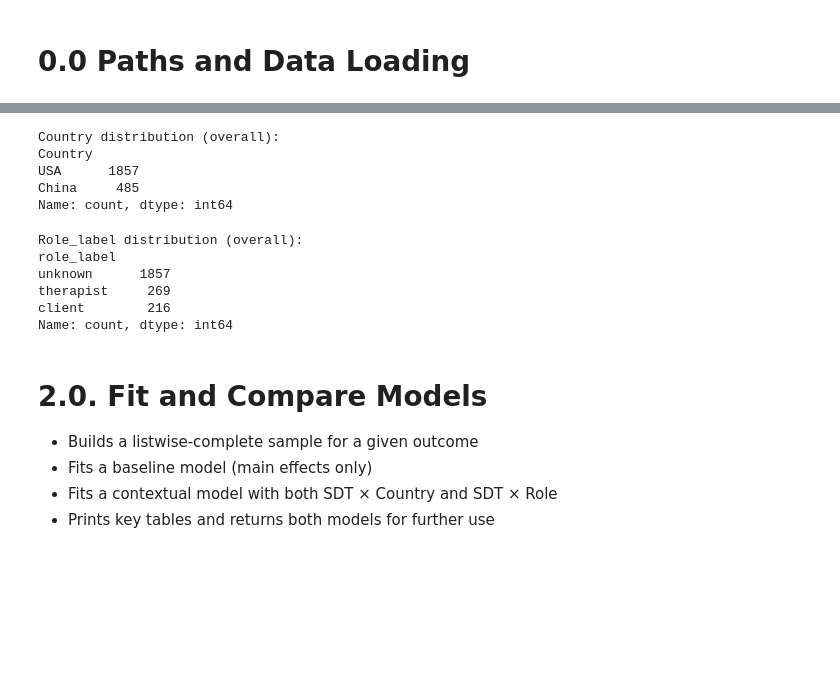
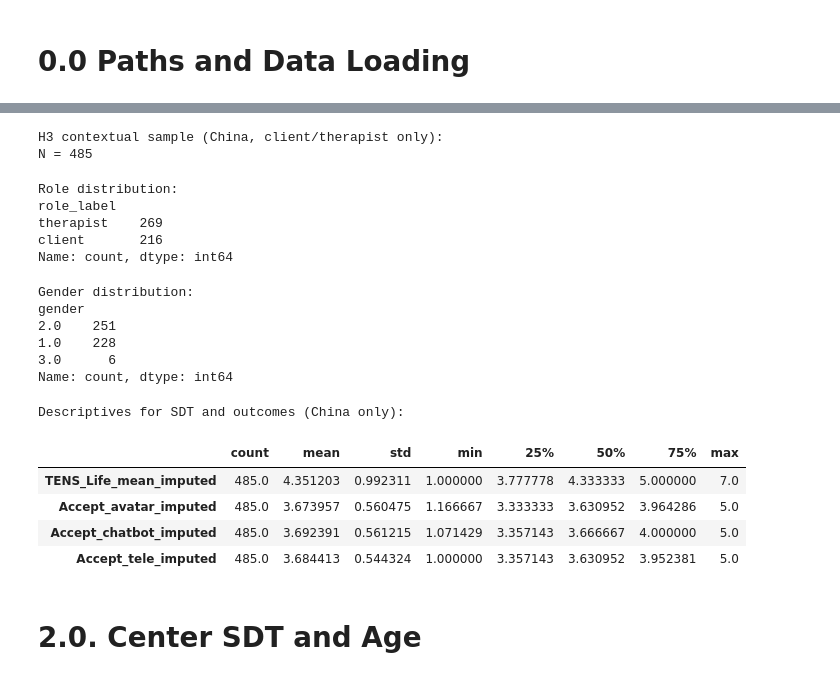
Before and after one commit to ZhaoJackson/AI_Attitude_Psychotherapy, a Jupyter notebook: H3_Cross_Cultural_Moderation.ipynb, the cells around one changed output, grey strips where cells are left out. Cells and saved outputs as stored; diff of their text form; code cells hidden in the pictures; blank space fills up the shorter version.

```diff
--- a/H3_Cross_Cultural_Moderation.ipynb
+++ b/H3_Cross_Cultural_Moderation.ipynb
@@ -25,6 +19,7 @@ from __future__ import annotations
 
 import warnings
 from pathlib import Path
+from typing import Dict, List
 
 import numpy as np
 import pandas as pd
@@ -37,7 +32,7 @@ import statsmodels.formula.api as smf
 from statsmodels.stats.anova import anova_lm
 from statsmodels.stats.outliers_influence import variance_inflation_factor
 
-warnings.filterwarnings("ignore")
+warnings.filterwarnings("ignore", category=FutureWarning)
 
 sns.set(style="whitegrid")
 plt.rcParams["figure.figsize"] = (8, 5)
@@ -46,9 +41,8 @@ plt.rcParams["axes.labelsize"] = 12
 plt.rcParams["font.size"] = 11
 
 PROJECT_ROOT = Path.cwd().resolve()
-DATA_DIR = PROJECT_ROOT / "data" / "merged"
-MERGED_PATH = DATA_DIR / "merged.csv"
+DATA_DIR = PROJECT_ROOT / "data"
+OUTPUT_DIR = DATA_DIR / "output"
+PROCESSED_PATH = OUTPUT_DIR / "processed.csv"
 
-merged = pd.read_csv(MERGED_PATH)
-print("Raw merged shape:", merged.shape)
-merged.head()
+processed = pd.read_csv(PROCESSED_PATH)
@@ -94,26 +76,44 @@ Centered variables created: ['TENS_Life_mean_c', 'age_c']
 # %%
-# inspect distributions of Country and role_label in the usable sample
-print("Country distribution (overall):")
-print(context_df["Country"].value_counts(dropna=False))
+print("H3 contextual sample (China, client/therapist only):")
+print("N =", len(context_df))
 # %% [output]
-Country distribution (overall):
-Country
-USA      1857
-China     485
-Name: count, dtype: int64
+H3 contextual sample (China, client/therapist only):
+N = 485
-# %%
-print("Role_label distribution (overall):")
-print(context_df["role_label"].value_counts(dropna=False))
-# %% [output]
-Role_label distribution (overall):
-role_label
-unknown      1857
-therapist     269
-client        216
-Name: count, dtype: int64
+# %%
+print("Role distribution:")
+print(context_df["role_label"].value_counts(dropna=False))
+# %% [output]
+Role distribution:
+role_label
+therapist    269
+client       216
+Name: count, dtype: int64
+# %%
+print("Gender distribution:")
+print(context_df["gender"].value_counts(dropna=False))
+# %% [output]
+Gender distribution:
+gender
+2.0    251
+1.0    228
+3.0      6
+Name: count, dtype: int64
+# %%
+print("Descriptives for SDT and outcomes (China only):")
+display(
+    context_df[
+        ["TENS_Life_mean_imputed",
+         "Accept_avatar_imputed",
+         "Accept_chatbot_imputed",
+         "Accept_tele_imputed"]
+    ].describe().T
+)
+# %% [output]
+Descriptives for SDT and outcomes (China only):
+|  | count | mean | std | min | 25% | 50% | 75% | max |
+| TENS_Life_mean_imputed | 485.0 | 4.351203 | 0.992311 | 1.000000 | 3.777778 | 4.333333 | 5.000000 | 7.0 |
+| Accept_avatar_imputed | 485.0 | 3.673957 | 0.560475 | 1.166667 | 3.333333 | 3.630952 | 3.964286 | 5.0 |
+| Accept_chatbot_imputed | 485.0 | 3.692391 | 0.561215 | 1.071429 | 3.357143 | 3.666667 | 4.000000 | 5.0 |
+| Accept_tele_imputed | 485.0 | 3.684413 | 0.544324 | 1.000000 | 3.357143 | 3.630952 | 3.952381 | 5.0 |
 # %% [markdown]
-# 2.0. Fit and Compare Models
-- Builds a listwise-complete sample for a given outcome
-- Fits a baseline model (main effects only)
-- Fits a contextual model with both SDT × Country and SDT × Role
-- Prints key tables and returns both models for further use
+# 2.0. Center SDT and Age
```
Also changed, not shown: parts of 20 cells of this notebook.
